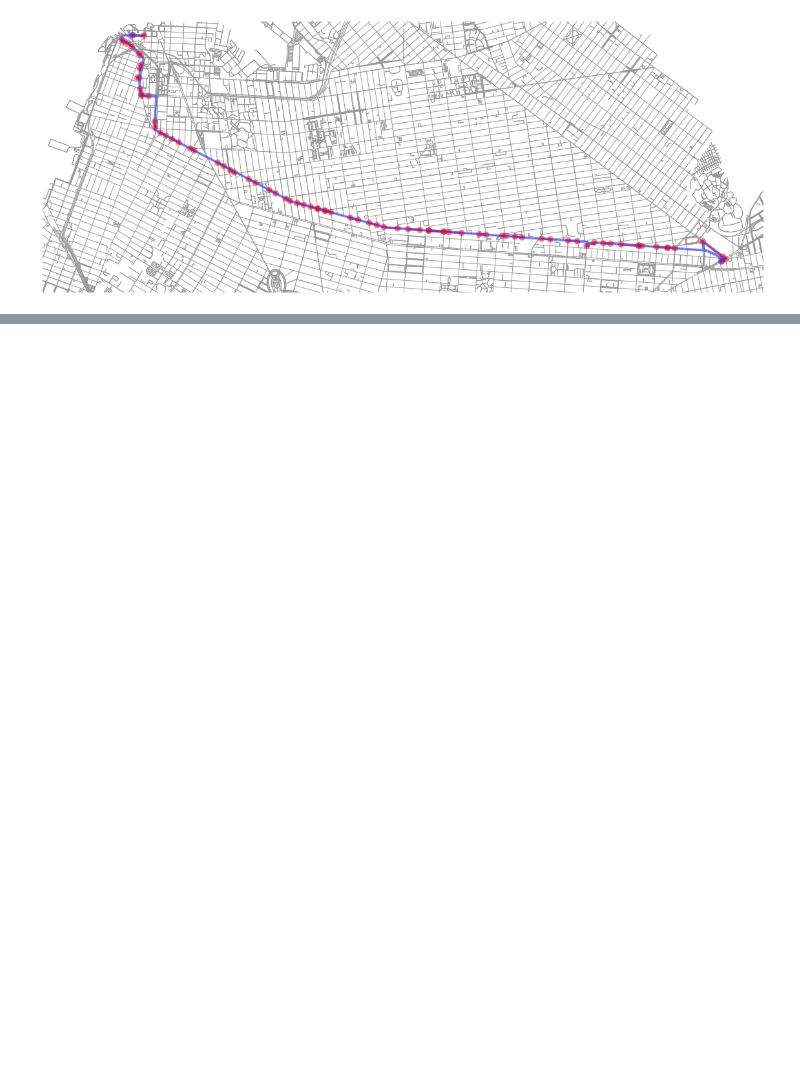
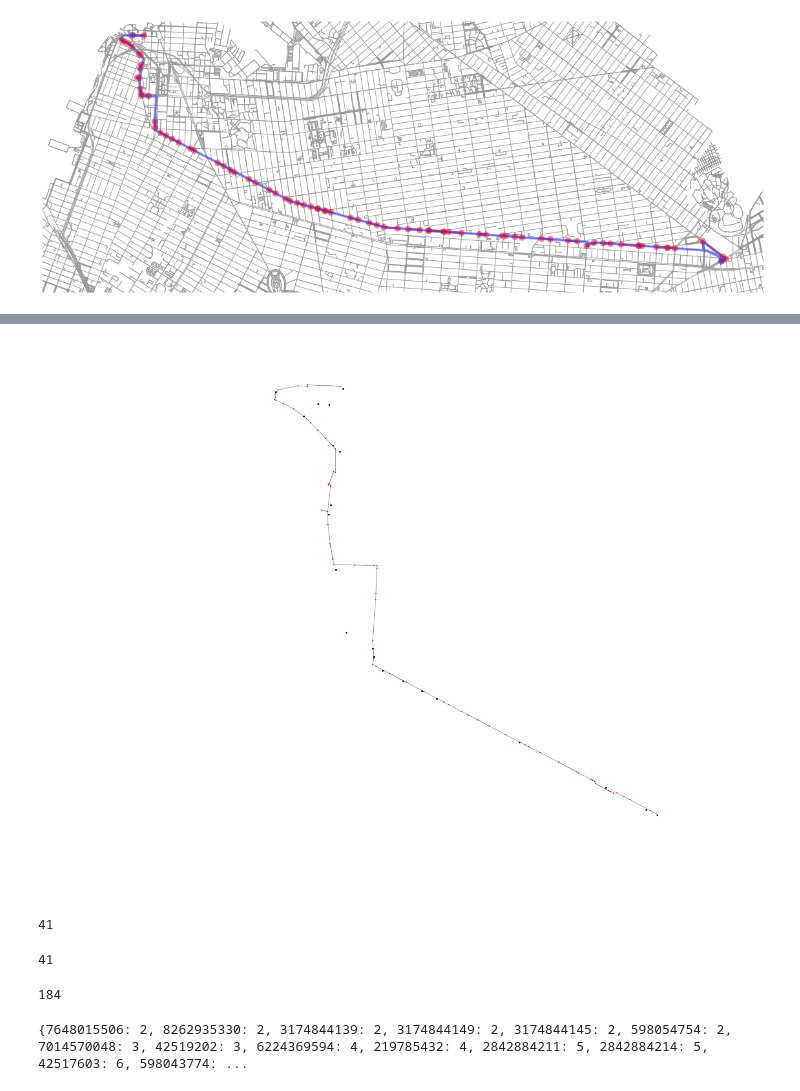
Before and after one commit to cpcarey/nyu-cusp-mlc-bus, a Jupyter notebook: notebooks/match_route_to_osmnx.ipynb, the cells around one changed output, grey strips where cells are left out. Saved outputs shown, nothing was run; the diff lists cells and outputs as text; code cells hidden in the pictures; blank space fills up the shorter version.

```diff
--- a/notebooks/match_route_to_osmnx.ipynb
+++ b/notebooks/match_route_to_osmnx.ipynb
@@ -137,0 +116,13 @@ nn
+# %%
+trajectory_df = pd.read_csv(f'{EXPORTS_DIR}/b25_7131.csv')
+trajectory_gdf = gpd.GeoDataFrame(trajectory_df, geometry=gpd.points_from_xy(trajectory_df['longitude'], trajectory_df['latitude']), crs=CRS_PLOT)
+trajectory_gdf.head()
+
+fig, ax = plt.subplots(figsize=(20, 20))
+ox.plot_graph(route_graph, ax=ax, bgcolor=None, node_size=5, node_color='#ff0000', bbox=(40.70501, 40.68289, -73.97407, -74.00660), show=False, close=False)
+trajectory_gdf.plot(ax=ax, color='darkblue', markersize=5, zorder=2)
+plt.show()
+
+plt.show()
+# %% [output]
+[figure, added]
@@ -137,0 +131,43 @@ nn
+# %%
+len(ne)
+# %% [output]
+41
+# %%
+len(route_gdf)
+# %% [output]
+41
+# %%
+len(route_nodes)
+# %% [output]
+184
+# %%
+node_id_to_row_index_dict = {}
+for row_index in range(0, len(ne)):
+    edge = ne[row_index]
+    node0 = edge[0]
+    node1 = edge[1]
+    node_id_to_row_index_dict[node0] = row_index
+    node_id_to_row_index_dict[node1] = row_index
+
+row_index = 1
+for node_index in range(0, len(route_nodes)):
+    node_id = route_nodes[node_index]
+
+    row0 = route_gdf.iloc[row_index]
+    row1 = route_gdf.iloc[row_index + 1]
+    x0, y0 = row0['stop_lon'], row0['stop_lat']
+    x1, y1 = row1['stop_lon'], row1['stop_lat']
+    x = route_graph.nodes[node_id]['x']
+    y = route_graph.nodes[node_id]['y']
+
+    d0 = ox.distance.euclidean_dist_vec(y, x, y0, x0)
+    d1 = ox.distance.euclidean_dist_vec(y, x, y1, x1)
+    if d1 < d0:
+        node_id_to_row_index_dict[node_id] = row_index + 1
+        if row_index + 1 < len(route_gdf) - 1:
+            row_index += 1
+    else:
+        node_id_to_row_index_dict[node_id] = row_index
+print(node_id_to_row_index_dict)
+# %% [output]
+{7648015506: 2, 8262935330: 2, 3174844139: 2, 3174844149: 2, 3174844145: 2, 598054754: 2, 7014570048: 3, 42519202: 3, 6224369594: 4, 219785432: 4, 2842884211: 5, 2842884214: 5, 42517603: 6, 598043774: ...
```
Also changed, not shown: parts of 27 cells of this notebook, 4 other files.
